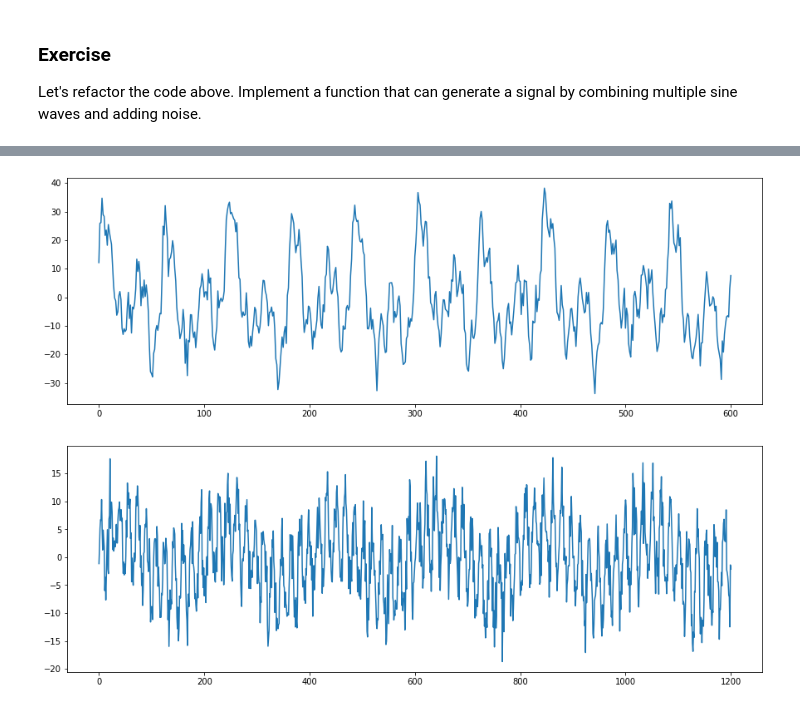
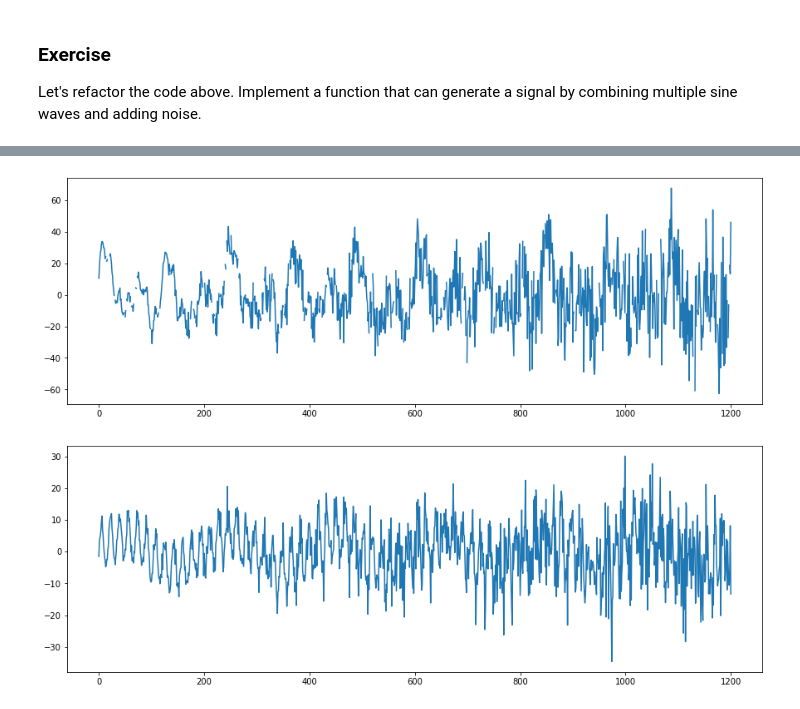
Before and after one commit to Pai-Sho/bai-book, a Jupyter notebook: content/labs/lab-signal-processing/index.ipynb, the cells around one changed output, grey strips where cells are left out. Cells and saved outputs as stored; diff of their text form; code cells hidden in the pictures.

```diff
--- a/content/labs/lab-signal-processing/index.ipynb
+++ b/content/labs/lab-signal-processing/index.ipynb
@@ -468,7 +474,6 @@ Text(0.5, 0, 'Time')
 Let's refactor the code above. Implement a function that can generate a signal by combining multiple sine waves and adding noise.
 # %%
 def generate_signal(sampling_freq, freqs, amplitudes, phases):
-    ### BEGIN SOLUTION
 
     if len(freqs) != len(amplitudes) != len(phases):
         print('Error, vectors must be same length')
@@ -489,17 +494,4 @@ def generate_signal(sampling_freq, freqs, amplitudes, phases):
 
     signal = np.sum(components,1)
 
-    noise = 3 * np.random.randn(len(signal))
-    signal = signal + noise
-
     return signal
-    ### END SOLUTION
-
-def plot_signal(signal):
-    plt.figure(figsize=(15,5))
-    plt.plot(signal)
-
-
-
-signal = generate_signal(600, [3, 10, 5, 15, 35], [5, 15, 10, 5, 7], [1/7, 1/8, 1, 1/2, -1/4])
-plot_signal(signal)
@@ -507,0 +503,11 @@ plot_signal(signal)
+# %%
+def increasing_noise(signal, min_noise, max_noise):
+    noise = np.random.randn(len(signal))
+    noise = noise * np.linspace(min_noise, max_noise, len(signal))
+    signal = signal + noise
+    return signal
+# %%
+def missing_data(signal, percentage):
+    missing_data = np.random.uniform(0,1,len(signal))
+    signal[missing_data < percentage] = np.inf
+    return signal
@@ -508,12 +518,14 @@ plot_signal(signal)
 # %%
-# Test Case
-signal = generate_signal(300, [3, 10, 5, 15, 35], [5, 15, 10, 5, 7], [1/7, 1/8, 1, 1/2, -1/4])
+signal = generate_signal(600, [3, 10, 5, 15, 35], [5, 15, 10, 5, 7], [1/7, 1/8, 1, 1/2, -1/4])
+signal = increasing_noise(signal,1,20)
+signal = missing_data(signal,0.1)
 plot_signal(signal)
 # %% [output]
-[figure, old version]
+[figure, new version]
 # %%
 # Test Case
 signal = generate_signal(600, [3, 35], [5, 7], [1/7, -1/4])
+signal = increasing_noise(signal,1,10)
 plot_signal(signal)
 # %% [output]
-[figure, old version]
+[figure, new version]
```
Also changed, not shown: parts of 10 cells of this notebook, 43 other files.
